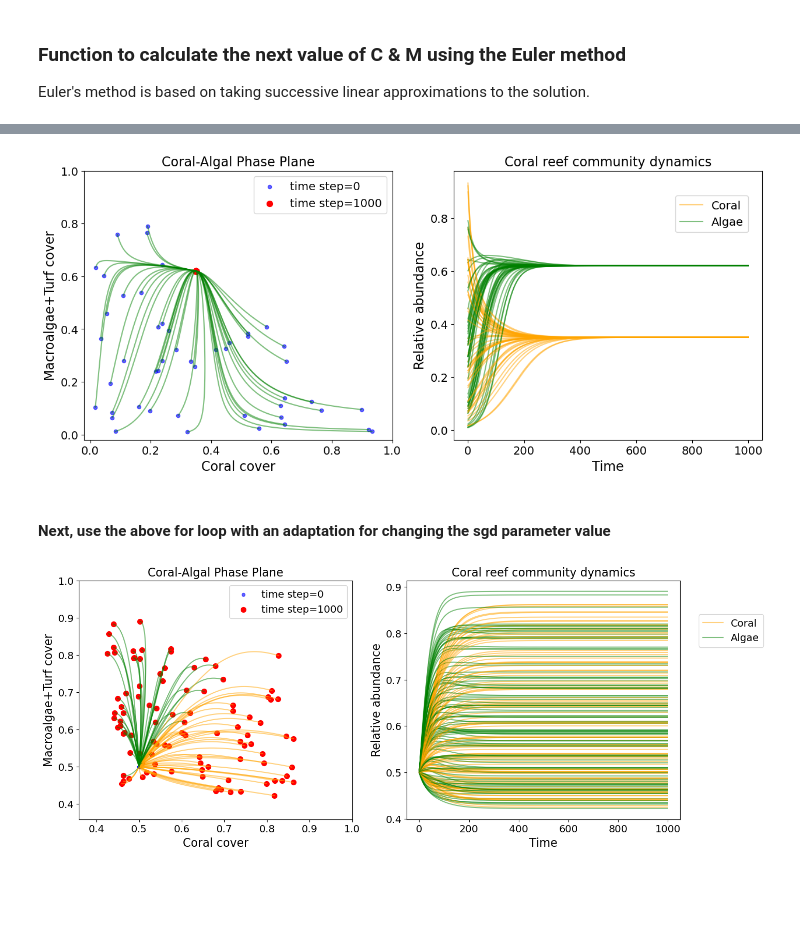
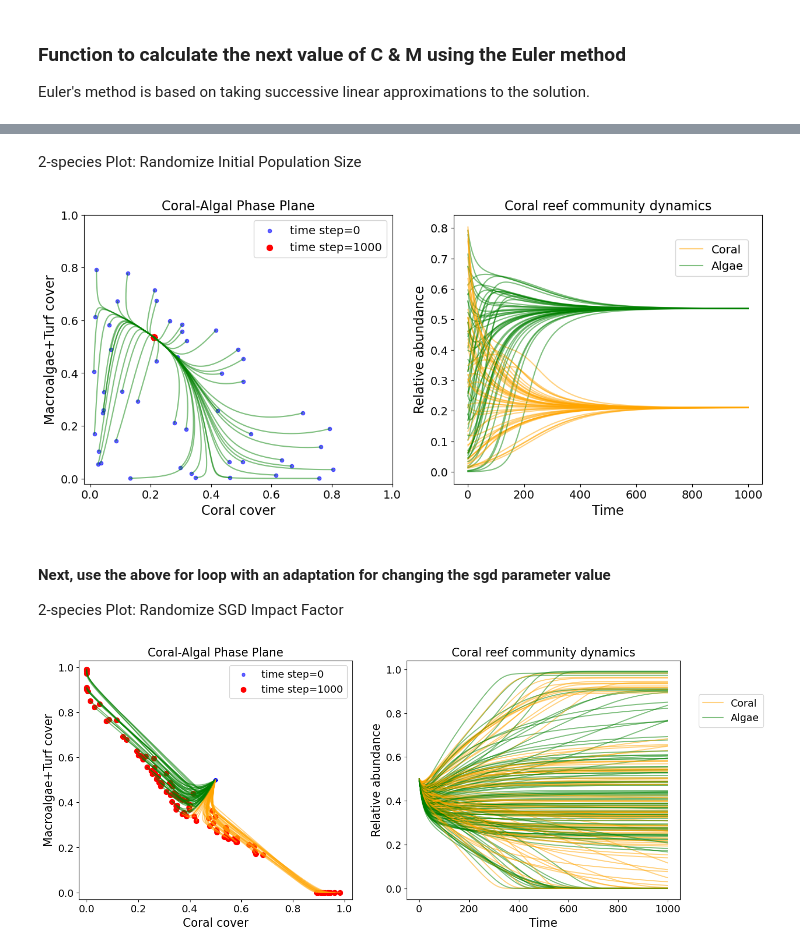
Before and after one commit to dbarnas/MBIO_610_Modeling_Project, a Jupyter notebook: Scripts/MBIO610_Final_Modeling_Project.ipynb, the cells around one changed output, grey strips where cells are left out. Drawn from its saved outputs; the diff is of its cells as text; code cells hidden in the pictures; blank space fills up the shorter version.

```diff
--- a/Scripts/MBIO610_Final_Modeling_Project.ipynb
+++ b/Scripts/MBIO610_Final_Modeling_Project.ipynb
@@ -135,11 +314,11 @@ plt.show()
 # %%
-# Mumby et al. 2007 example
-def dNdt(C,M,P):
+# My model:
+def dNdt_2(C,M,P):
 
     dt = P['dt']
 
-    #! Calculate the derivative
-    dC = (r*C*(1-C-M) - a*C*M - mu*C) * dt #Coral equation
-    dM = (gamma*M*(1-C-M) + a*C*M - g*M/(1-C)) * dt #Macroalgae equation
+    # Calculate the derivative
+    dC = (rC*C/(1-M))*((1-M)-C-aC*M-(1-M)*nC*C) * dt #Coral equation
+    dM = (rM*M/(1-C))*((1-C)-M-aM*C-(1-C)*nM*M) * dt #Macroalgae equation
 
     return dC, dM
@@ -437,3 +455,6 @@ plt.title('[Runge-Kutta] SGD impact to coral (nC) = '+
+# %% [markdown]
+<a name = "two_species_randomize_init_pop_size"></a>
+2-species Plot: Randomize Initial Population Size
 # %%
 # for loop to create random INITIAL POPULATION SIZES for both C and M (0 < N < 1)
 fig, (ax1, ax2) = plt.subplots(ncols=2, figsize=(15,6))
@@ -443,7 +464,7 @@ for i in np.arange(0,100):
     M0 = np.random.random()
     # only use initial conditions that make sense, i.e. Initial Coral + Macroalgae must be less than 1
     if (C0 + M0 <= 1) :
-        C_array, M_array = run_model_RK2(C0,M0,parameters_dict)
+        C_array, M_array = run_model_RK2_2(C0,M0,parameters_dict)
         if (C_array[-1] > M_array[-1]): # if final coral value > final macroalgae value
             color = 'orange'
         else:
@@ -470,12 +491,15 @@ ax2.set_xlabel("Time", fontsize=16);
 ax2.set_ylabel("Relative abundance", fontsize=16);
 ax2.set_title('Coral reef community dynamics', fontsize=16);
 # %% [output]
-[figure, old version]
+[figure, new version]
 # %% [markdown]
+<a name = "two_species_randomize_sgd_impact"></a>
 #### Next, use the above for loop with an adaptation for changing the sgd parameter value
+
+2-species Plot: Randomize SGD Impact Factor
 # %%
 # My model:
-# Set parameter values for testing (using constant sgd impact factor)
+# Set parameter values for testing
 rC = 0.2 #coral growth
 rM = 0.4 #algae growth
 
@@ -500,8 +524,7 @@ parameters_dict = {'dt':dt,
                     'aC': aC,
                     'aM': aM,
                     'nC': nC,
-                    'nM': nM,
-                    'K': K
+                    'nM': nM
                     }
 
 # set initial conditions for C0 and M0
@@ -510,9 +533,9 @@ M0 = 0.5
 
 # Generate output
 #C_array0, M_array0 = run_model_Euler(C0,M0,parameters_dict)
-C_array1, M_array1 = run_model_RK2(C0,M0,parameters_dict) # will use RK2 for the for loop below
+C_array1, M_array1 = run_model_RK2_2(C0,M0,parameters_dict) # will use RK2 for the for loop below
 # %%
-# for loop to create random initial population sizes for both C and M (0 < N < 1)
+# for loop to create random SGD impact factors
 fig, (ax1, ax2) = plt.subplots(ncols=2, figsize=(15,6))
 
 for i in np.arange(0,100):
@@ -520,55 +543,35 @@ for i in np.arange(0,100):
     nM = np.random.random()
     # only use initial conditions that make sense, though not yet sure what bounds to use on n
     #if (nC <= 1 & nM <= 1) :  # ignoring bounds for now
-    C_array, M_array = run_model_RK2(C0,M0,parameters_dict)
+    C_array, M_array = run_model_RK2_2(C0,M0,parameters_dict)
     if (C_array[-1] > M_array[-1]): # if final coral value > final macroalgae value
         color = 'orange'
     else:
         color='green'
     ax1.plot(C_array, M_array, color=color, alpha=0.5) # plot the trajectory in the phase plane (plot A)
     item1 = ax1.scatter(C_array[0], M_array[0], color='blue', s=20, alpha=0.6) # plot the starting point in blue
     item2 = ax1.scatter(C_array[-1], M_array[-1], color='red', s=50) # plot the final point in red
     ax2.plot(C_array, c='orange', alpha=0.5) # plot the coral time series in plot B
     ax2.plot(M_array, c='green', alpha=0.5) # plot the macroalgae time series in plot B
     #ax3.plot(nC, c='orange', alpha = 0.5) # plot the coral time series in plot C
     #ax4.plot(nM, c='green', alpha = 0.5) # plot the macroalgae time series in plot C
 
 
 ax1.legend([item1, item2], ['time step=0', 'time step=1000'], fontsize=14)
 ax1.set_xlabel("Coral cover", fontsize=16);
 ax1.set_ylabel("Macroalgae+Turf cover", fontsize=16);
 ax1.tick_params(axis='x', labelsize=14)
 ax1.tick_params(axis='y', labelsize=14)
 ax1.set_title('Coral-Algal Phase Plane', fontsize=16)
-ax1.set_xlim([0.359,1])
-ax1.set_ylim([0.359,1])
+ax1.set_xlim([-0.03,1.03])
+ax1.set_ylim([-0.03,1.03])
 
 
 ax2.legend(['Coral', 'Algae'], loc='lower left', bbox_to_anchor=(1.05, 0.7), fontsize=14)
 ax2.tick_params(axis='x', labelsize=14)
 ax2.tick_params(axis='y', labelsize=14)
 ax2.set_xlabel("Time", fontsize=16);
 ax2.set_ylabel("Relative abundance", fontsize=16);
 ax2.set_title('Coral reef community dynamics', fontsize=16);
-
-
-# #ax3.legend(['Coral', 'Algae'], loc='lower left', bbox_to_anchor=(1.05, 0.7), fontsize=14)
-# ax3.tick_params(axis='x', labelsize=14)
-# ax3.tick_params(axis='y', labelsize=14)
-# #ax3.set_xlabel("Time", fontsize=16);
-# #ax3.set_ylabel("Relative abundance", fontsize=16);
-# ax3.set_title('SGD impact on Coral reef community dynamics', fontsize=16);
-
-
-# ax4.legend(['Coral', 'Algae'], loc='lower left', bbox_to_anchor=(1.05, 0.7), fontsize=14)
-# ax4.tick_params(axis='x', labelsize=14)
-# ax4.tick_params(axis='y', labelsize=14)
-# #ax4.set_xlabel("Time", fontsize=16);
-# #ax4.set_ylabel("Relative abundance", fontsize=16);
-# ax4.set_title('SGD impact on Coral reef community dynamics', fontsize=16);
-
-
-## need to somehow show the sgd parameter value associated with these outcomes on the plots...
-## and/or create a plot showing nC and nM on the y axis, with % cover of C and M on the x shown in respective colors
 # %% [output]
-[figure, old version]
+[figure, new version]
```
Also changed, not shown: parts of 60 cells of this notebook.
